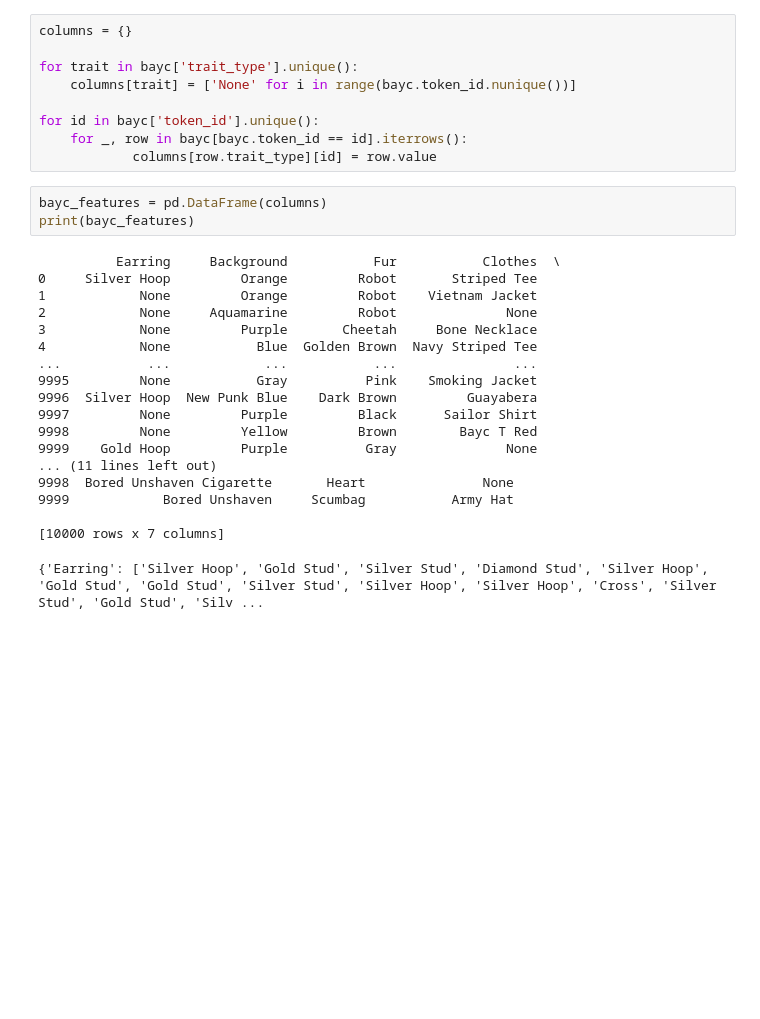
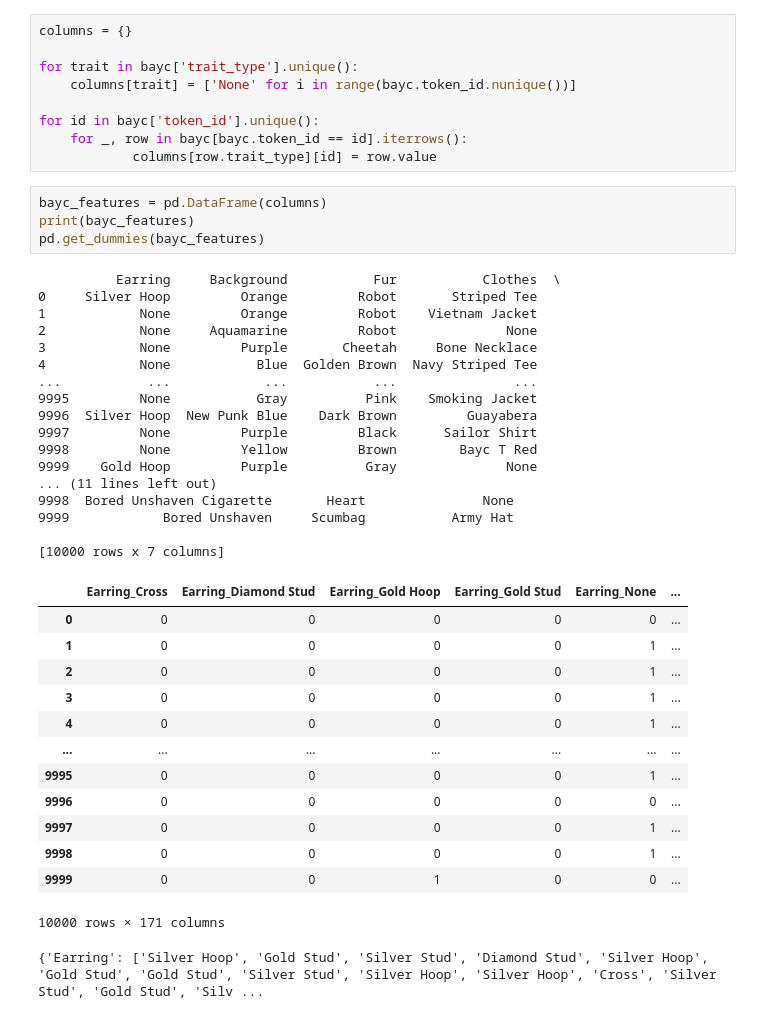
Before and after one commit to KostadinovK/Datathon-2022, a Jupyter notebook: Datathon_2022.ipynb, the cells around one changed output. Saved outputs shown, nothing was run; the diff lists cells and outputs as text; blank space fills up the shorter version.

```diff
--- a/Datathon_2022.ipynb
+++ b/Datathon_2022.ipynb
@@ -110,24 +110,38 @@ for id in bayc['token_id'].unique():
 # %%
 bayc_features = pd.DataFrame(columns)
 print(bayc_features)
+pd.get_dummies(bayc_features)
 # %% [output]
           Earring     Background           Fur           Clothes  \
 0     Silver Hoop         Orange         Robot       Striped Tee
 1            None         Orange         Robot    Vietnam Jacket
 2            None     Aquamarine         Robot              None
 3            None         Purple       Cheetah     Bone Necklace
 4            None           Blue  Golden Brown  Navy Striped Tee
 ...           ...            ...           ...               ...
 9995         None           Gray          Pink    Smoking Jacket
 9996  Silver Hoop  New Punk Blue    Dark Brown         Guayabera
 9997         None         Purple         Black      Sailor Shirt
 9998         None         Yellow         Brown        Bayc T Red
 9999    Gold Hoop         Purple          Gray              None
 ... (11 lines left out)
 9998  Bored Unshaven Cigarette       Heart               None
 9999            Bored Unshaven     Scumbag           Army Hat
 
 [10000 rows x 7 columns]
+|  | Earring_Cross | Earring_Diamond Stud | Earring_Gold Hoop | Earring_Gold Stud | Earring_None | ... |
+| 0 | 0 | 0 | 0 | 0 | 0 | ... |
+| 1 | 0 | 0 | 0 | 0 | 1 | ... |
+| 2 | 0 | 0 | 0 | 0 | 1 | ... |
+| 3 | 0 | 0 | 0 | 0 | 1 | ... |
+| 4 | 0 | 0 | 0 | 0 | 1 | ... |
+| ... | ... | ... | ... | ... | ... | ... |
+| 9995 | 0 | 0 | 0 | 0 | 1 | ... |
+| 9996 | 0 | 0 | 0 | 0 | 0 | ... |
+| 9997 | 0 | 0 | 0 | 0 | 1 | ... |
+| 9998 | 0 | 0 | 0 | 0 | 1 | ... |
+| 9999 | 0 | 0 | 1 | 0 | 0 | ... |
+10000 rows × 171 columns
 # %%
 # %% [output]
 {'Earring': ['Silver Hoop', 'Gold Stud', 'Silver Stud', 'Diamond Stud', 'Silver Hoop', 'Gold Stud', 'Gold Stud', 'Silver Stud', 'Silver Hoop', 'Silver Hoop', 'Cross', 'Silver Stud', 'Gold Stud', 'Silv ...
```
